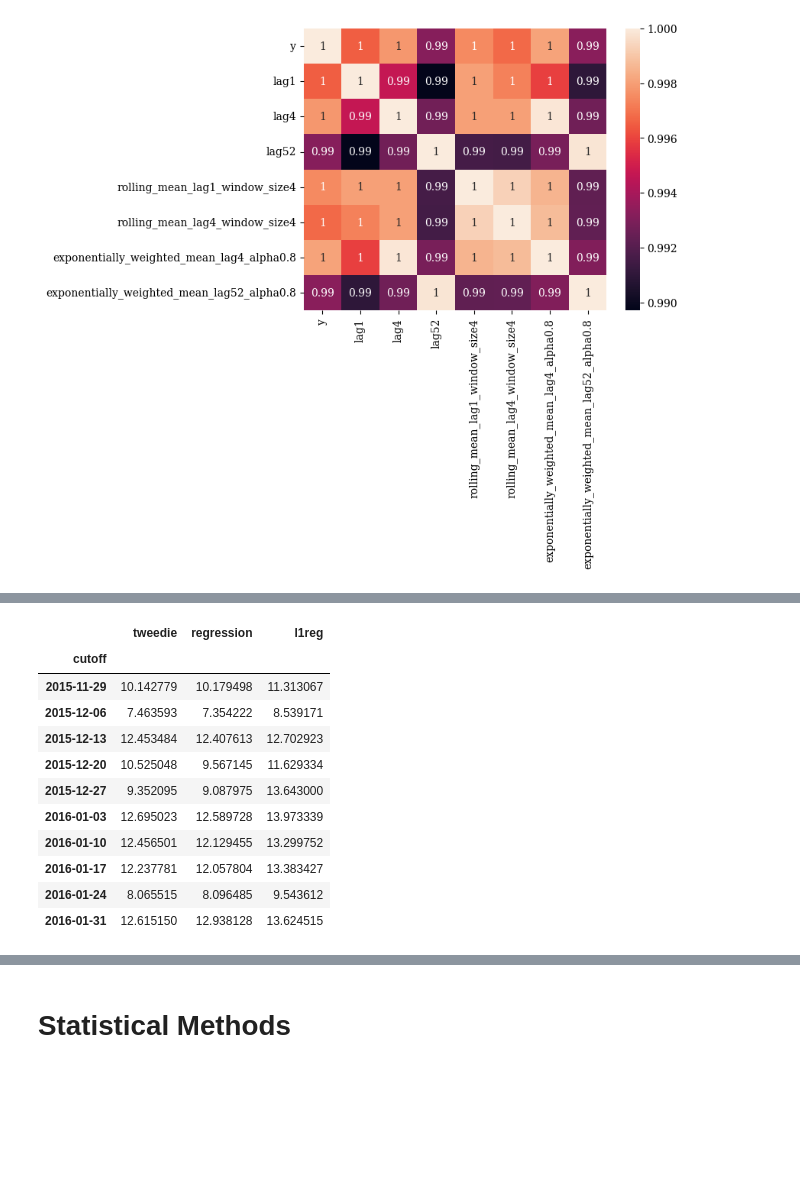
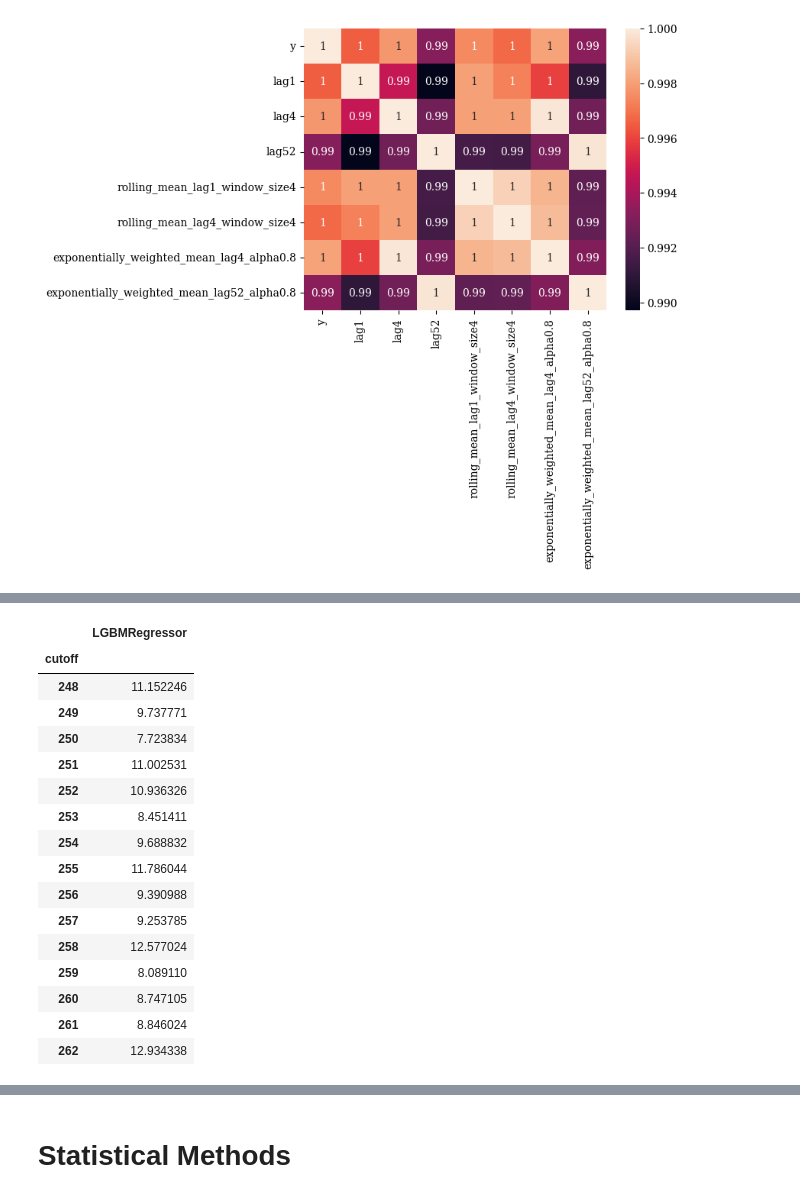
Before and after one commit to bwyndham/demand_supply_planning_app, a Jupyter notebook: ml-forecaster.ipynb, the cells around one changed output, grey strips where cells are left out. Drawn from its saved outputs; the diff is of its cells as text; code cells hidden in the pictures; blank space fills up the shorter version.

```diff
--- a/ml-forecaster.ipynb
+++ b/ml-forecaster.ipynb
@@ -111,2 +132,5 @@ df
 # %%
 df['total'] = 'total'
+# %%
+df['ds'] = df['date_count']
+df.drop(columns='date_count', inplace=True)
@@ -352,0 +394,3 @@ print("--- %s seconds ---" % (time.time() - start_time))
+# %%
+Y_train_df['unique_id'] = Y_train_df['unique_id'].astype('category')
+Y_train_df['ds'] = Y_train_df['ds'].astype('int')
@@ -352,0 +413,25 @@ print("--- %s seconds ---" % (time.time() - start_time))
+# %%
+start_time = time.time()
+optuna.logging.set_verbosity(optuna.logging.WARNING)
+objective = mlforecast_objective(
+    df=Y_train_df,
+    config_fn=config_fn,
+    loss=loss,
+    model=lgb.LGBMRegressor(),
+    freq=1,
+    n_windows=3,
+    h=h,
+)
+study = optuna.create_study(
+    direction='minimize', sampler=optuna.samplers.TPESampler(seed=0)
+)
+study.optimize(objective, n_trials=50)
+best_cfg = study.best_trial.user_attrs['config']
+final_model = MLForecast(
+    models=[lgb.LGBMRegressor(**best_cfg['model_params'])],
+    freq=1,
+    **best_cfg['mlf_init_params'],
+)
+final_model.fit(Y_train_df, **best_cfg['mlf_fit_params'])
+preds = final_model.predict(h)
+print("--- %s seconds ---" % (time.time() - start_time))
@@ -352,0 +476,9 @@ print("--- %s seconds ---" % (time.time() - start_time))
+# %%
+start_time = time.time()
+crossval_ml = final_model.cross_validation(
+    df=Y_train_df,
+    h=6,
+    step_size=1,
+    n_windows=15
+)
+print("--- %s seconds ---" % (time.time() - start_time))
@@ -392,16 +515,21 @@ split_rmse
 # %%
-mae(crossval_ml, models=['tweedie','regression','l1reg'], id_col='cutoff').set_index('cutoff')
+mae(crossval_ml, models=['LGBMRegressor'], id_col='cutoff').set_index('cutoff')
 # %% [output]
-|  | tweedie | regression | l1reg |
-| cutoff |  |  |  |
-| 2015-11-29 | 10.142779 | 10.179498 | 11.313067 |
-| 2015-12-06 | 7.463593 | 7.354222 | 8.539171 |
-| 2015-12-13 | 12.453484 | 12.407613 | 12.702923 |
-| 2015-12-20 | 10.525048 | 9.567145 | 11.629334 |
-| 2015-12-27 | 9.352095 | 9.087975 | 13.643000 |
-| 2016-01-03 | 12.695023 | 12.589728 | 13.973339 |
-| 2016-01-10 | 12.456501 | 12.129455 | 13.299752 |
-| 2016-01-17 | 12.237781 | 12.057804 | 13.383427 |
-| 2016-01-24 | 8.065515 | 8.096485 | 9.543612 |
-| 2016-01-31 | 12.615150 | 12.938128 | 13.624515 |
+|  | LGBMRegressor |
+| cutoff |  |
+| 248 | 11.152246 |
+| 249 | 9.737771 |
+| 250 | 7.723834 |
+| 251 | 11.002531 |
+| 252 | 10.936326 |
+| 253 | 8.451411 |
+| 254 | 9.688832 |
+| 255 | 11.786044 |
+| 256 | 9.390988 |
+| 257 | 9.253785 |
+| 258 | 12.577024 |
+| 259 | 8.089110 |
+| 260 | 8.747105 |
+| 261 | 8.846024 |
+| 262 | 12.934338 |
 # %%
```
Also changed, not shown: parts of 67 cells of this notebook, 1 other file.
